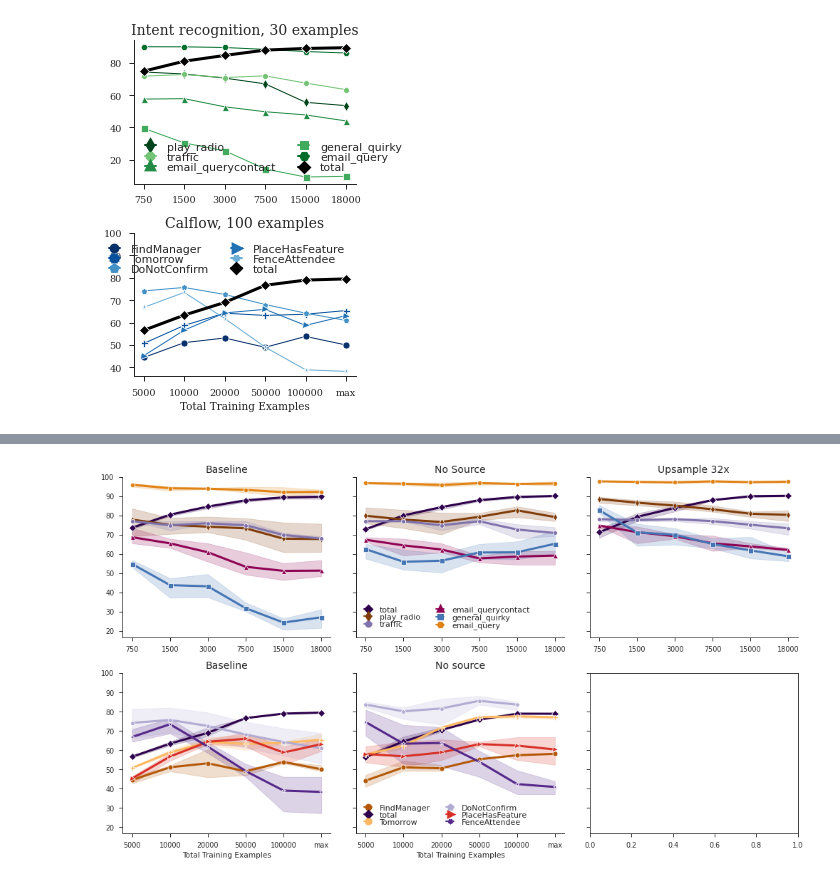
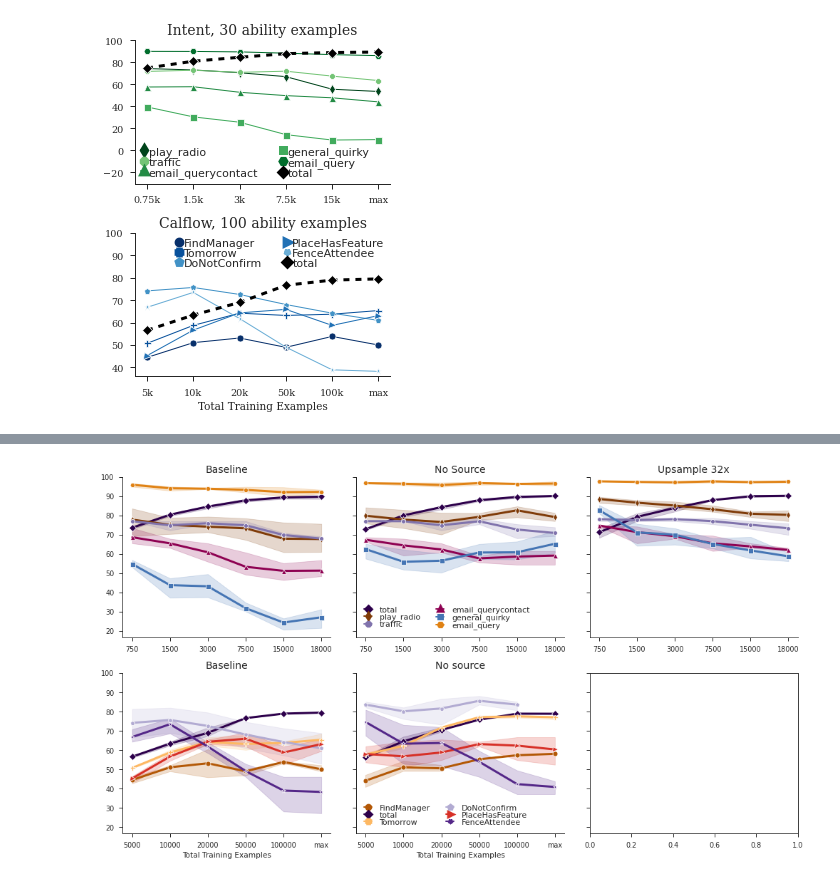
Before and after one commit to esteng/calibration_miso, a Jupyter notebook: analysis/paper_plots.ipynb, the cells around one changed output, grey strips where cells are left out. Saved outputs shown, nothing was run; the diff lists cells and outputs as text; code cells hidden in the pictures.

Commit message:
refining plots

```diff
--- a/analysis/paper_plots.ipynb
+++ b/analysis/paper_plots.ipynb
@@ -187,8 +161,9 @@ def plot_intent(data_dirs,
                 seeds = [12, 31, 64],
                 title=None,
                 savepath=None,
-                fixed_axis=False,
                 xs = [750, 1500, 3000, 7500, 15000, 18000],
+                ymax=None,
+                ymin=None,
                 ax = None,
                 fxn_split = 15,
                 axis_title = None,
@@ -233,8 +208,6 @@ def plot_intent(data_dirs,
                 markers=marker_lookup,
                 style="variable",
                 dashes=False,
-                # err_kws={"capsize":7, "markeredgewidth":2,  "elinewidth":2},
-                # marker = "o",
                 markersize=7,
                 linewidth=1,
                 ax=ax,
@@ -247,9 +220,7 @@ def plot_intent(data_dirs,
                 err_style=None,
                 markers=marker_lookup,
                 style="variable",
-                dashes=False,
-                # err_kws={"capsize":7, "markeredgewidth":2,  "elinewidth":2},
-                # marker = "o",
+                dashes=[(2,2)],
                 markersize=7,
                 linewidth=3,
                 ax=ax,
@@ -258,18 +229,12 @@ def plot_intent(data_dirs,
     sns.despine(ax=ax, top=True, right=True, left=False, bottom=False)
     sns.set_theme(font_scale = 1.1, style="ticks", context = "paper")
 
-    # for i, num in enumerate(xs):
-    #     for var in ['total_acc', 'fxn_acc']:
-    # #     for var in [f'{prefix}_em', f'{prefix}_coarse', f'{prefix}_fine']:
-    #         data_subset = minor_data[minor_data['train'] == str(num)]
-    #         data_subset = data_subset[data_subset['variable'] == var]
-    #         mean_value = data_subset.mean()['value']
-    #         ax.annotate(f"{mean_value:.2f}", (i, mean_value))
+    if ymin is not None:
+        ax.set_ylim(bottom=ymin)
+    if ymax is not None:
+        ax.set_ylim(top=ymax)
 
-    # if fixed_axis:
-    #     ax.ylim(20, 100)
-
-    # # sns.set(font_scale = 1.1)
+    ax.set_xticklabels(['0.75k', '1.5k', '3k', '7.5k', '15k', 'max'])
     ax.set_title(title, fontsize=14)
     ax.set_ylabel("")
 
@@ -282,7 +247,6 @@ def plot_intent(data_dirs,
         ax.legend(**legend_kws)
     else:
         ax.legend([], [], frameon=False)
-    # sns.set(font_scale = 1.1)
 
     if savepath is not None:
         plt.tight_layout()
@@ -304,40 +268,42 @@ fig, ax = plt.subplots(2, 1, sharex=False, sharey=False, figsize = (4.3, 5.7))
 
 plot_intent([(50, "/brtx/603-nvme1/estengel/intent_fixed_test/intent/"),
              (66, "/brtx/603-nvme1/estengel/intent_fixed_test/intent/"),
              (16, "/brtx/603-nvme1/estengel/intent_fixed_test/intent/"),
              (27, "/brtx/603-nvme1/estengel/intent_fixed_test/intent/"),
              (15, "/brtx/603-nvme1/estengel/intent_fixed_test/intent/")], [12, 31, 64],
-              title = f"Intent recognition, 30 examples", fxn_split=30, ax=ax[0],
+              title = f"Intent, 30 ability examples", fxn_split=30, ax=ax[0],
               show_legend=True,
               axis_title=None,
-              legend_kws=dict(ncol=2, fontsize=11, borderpad=0.5, labelspacing=0.0, handlelength=1,
-                              handletextpad=1.0, handler_map=handler_map))
+              ymax=100,
+              ymin=-30,
+              legend_kws=dict(ncol=2, fontsize=11, borderpad=0.0, labelspacing=0.0, handlelength=0.5,
+                              handletextpad=0.2, handler_map=handler_map))
 
 fm_data = pd.read_csv("~/papers/incremental_function_learning/results/FindManager_transformer_test.csv", index_col=0)
 tomorrow_data = pd.read_csv("~/papers/incremental_function_learning/results/Tomorrow_transformer_test.csv", index_col=0)
 donotconfirm_data = pd.read_csv("~/papers/incremental_function_learning/results/DoNotConfirm_transformer_full_test.csv", index_col=0)
 placehasfeature_data = pd.read_csv("~/papers/incremental_function_learning/results/PlaceHasFeature_transformer_test.csv", index_col=0)
 fenceattendee_data = pd.read_csv("~/papers/incremental_function_learning/results/FenceAttendee_transformer_test.csv", index_col=0)
 
 datas = [("FindManager", fm_data), ("Tomorrow", tomorrow_data), ("DoNotConfirm", donotconfirm_data), ("PlaceHasFeature", placehasfeature_data), ("FenceAttendee", fenceattendee_data)]
 plot_calflow(datas,
-            title = "Calflow, 100 examples",
+            title = "Calflow, 100 ability examples",
             prefix="test",
             ax=ax[1],
             use_coarse=False,
             use_total=False,
             ymin=None,
             ymax=100,
             show_legend=True,
-            legend_kws=dict(ncol=2, fontsize=11, borderpad=0.5, labelspacing=0.0, handlelength=1,
-                              handletextpad=1.0, handler_map=handler_map)
+            legend_kws=dict(ncol=2, fontsize=11, borderpad=0.0, labelspacing=0.0, handlelength=0.5,
+                              handletextpad=0.2, handler_map=handler_map)
             )
 
 plt.tight_layout()
 
 plt.savefig("/home/estengel/papers/incremental_function_learning/figures/for_paper/fig1_intent_and_calflow.pdf")
 # %% [output]
-[figure, old version]
+[figure, new version]
 # %%
 
 import sys
```
Also changed, not shown: parts of 2 cells of this notebook, 2 other files.
